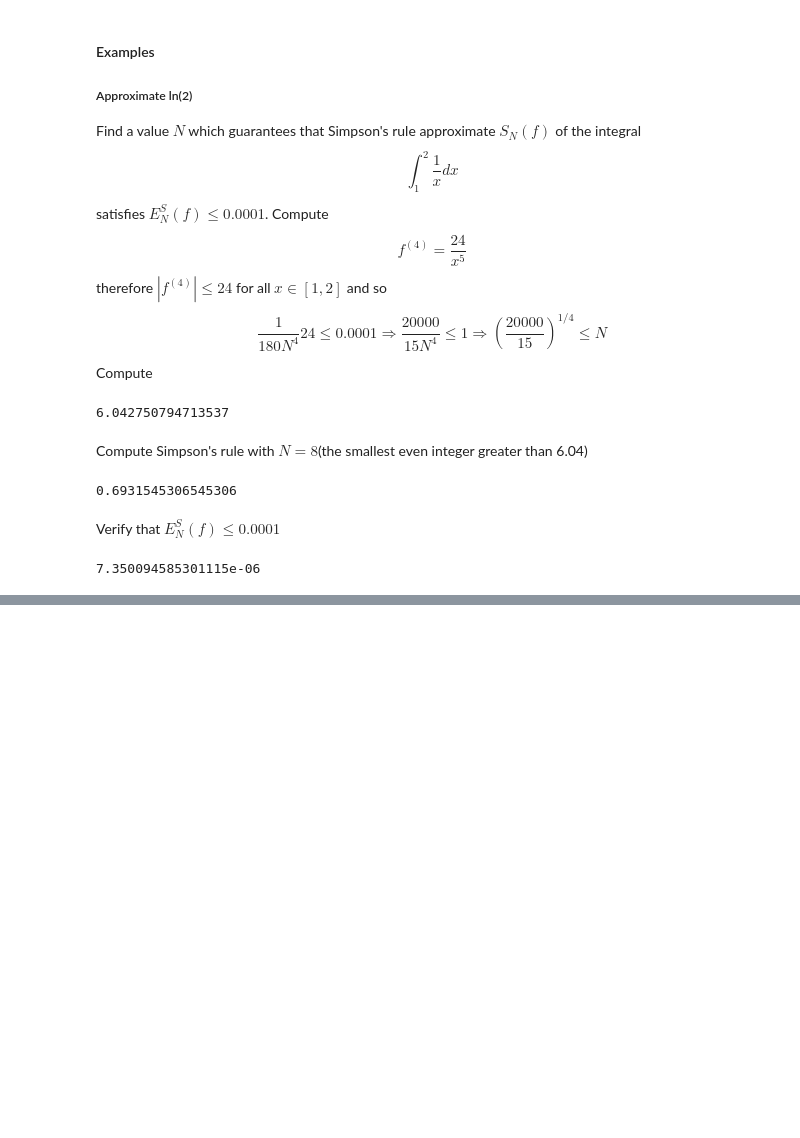
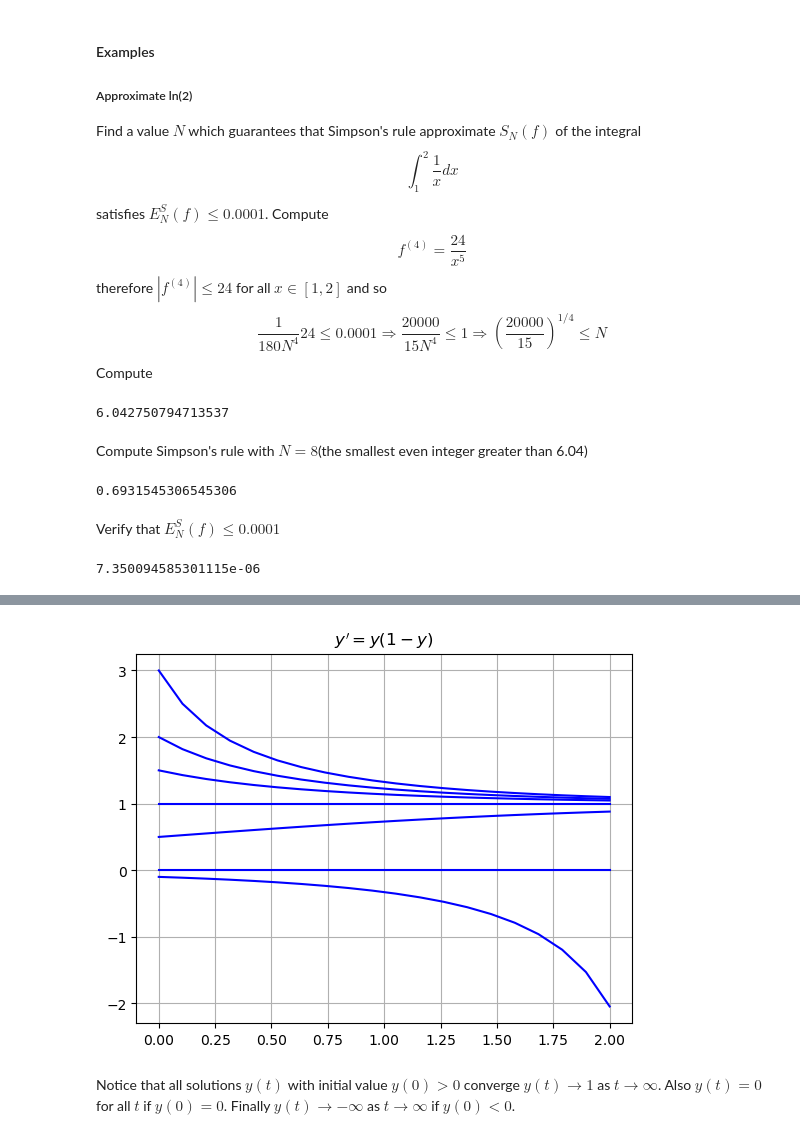
Before and after one commit to byeolla/science_dnn, a Jupyter notebook: 5th_week.ipynb, the cells around one changed output, grey strips where cells are left out. Cells and saved outputs as stored; diff of their text form; code cells hidden in the pictures; blank space fills up the shorter version.

```diff
--- a/5th_week.ipynb
+++ b/5th_week.ipynb
@@ -79,0 +123,13 @@ np.abs(np.log(2)-approximation)
+# %%
+t = np.linspace(0, 2, 20)
+for y0 in [-0.1, 0.0, 0.5, 1.5, 2.0, 3.0]:
+    C = y0/(1-y0)
+    y = C*np.exp(t)/(1+C*np.exp(t))
+    plt.plot(t, y, 'b')
+plt.plot([0,2], [1,1], 'b') # Plot constant solution y(t)=1
+plt.title("$y^{\prime} = y(1-y)$"), plt.grid(True)
+plt.show()
+# %% [output]
+[figure, added]
+# %% [markdown]
+Notice that all solutions $y(t)$ with initial value $y(0) > 0$ converge $y(t) \to 1$ as $t \to \infty$. Also $y(t) =0$ for all $t$ if $y(0)=0$. Finally $y(t) \to -\infty$ as $t \to \infty$ if $y(0)<0$.
```
Also changed, not shown: parts of 9 cells of this notebook.
